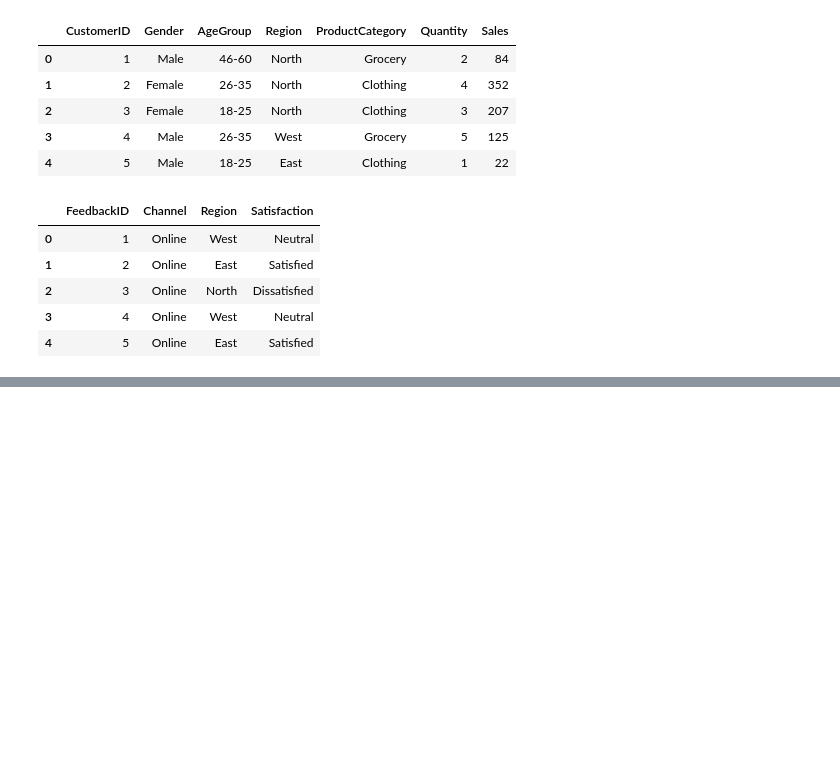
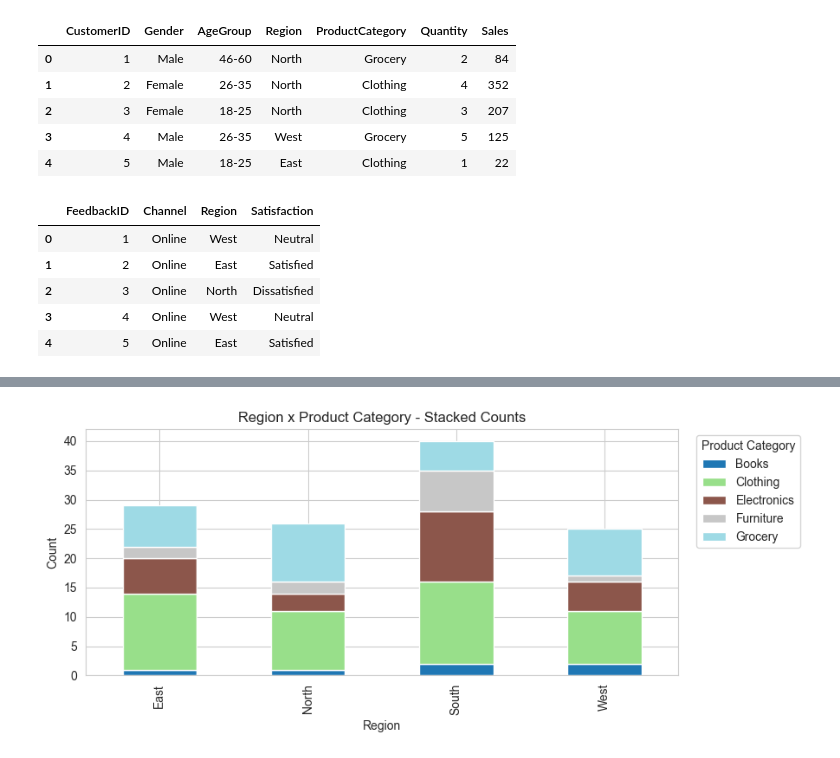
Before and after one commit to BrandonC2/CECS-450, a Jupyter notebook: notebooks/Session7/Session7.ipynb, the cells around one changed output, grey strips where cells are left out. Drawn from its saved outputs; the diff is of its cells as text; code cells hidden in the pictures; blank space fills up the shorter version.

```diff
--- a/notebooks/Session7/Session7.ipynb
+++ b/notebooks/Session7/Session7.ipynb
@@ -32,0 +69,3 @@ display(feedback.head())
+# %%
+ct = pd.crosstab(purchases["Region"], purchases["ProductCategory"]) # cross tabular table
+ct
@@ -32,0 +79,14 @@ display(feedback.head())
+# %%
+ax = ct.plot(kind = "bar", stacked = True, figsize = (9, 4), colormap = "tab20")
+plt.title("Region x Product Category - Stacked Counts")
+plt.xlabel("Region")
+plt.ylabel("Count")
+
+# upper left = outside of the plot, upper right = inside the plot
+# many more locations
+plt.legend(bbox_to_anchor = (1.02, 1), loc = "upper left", title = "Product Category")
+
+plt.tight_layout()
+plt.show()
+# %% [output]
+[figure, added]
```
Also changed, not shown: parts of 17 cells of this notebook.
